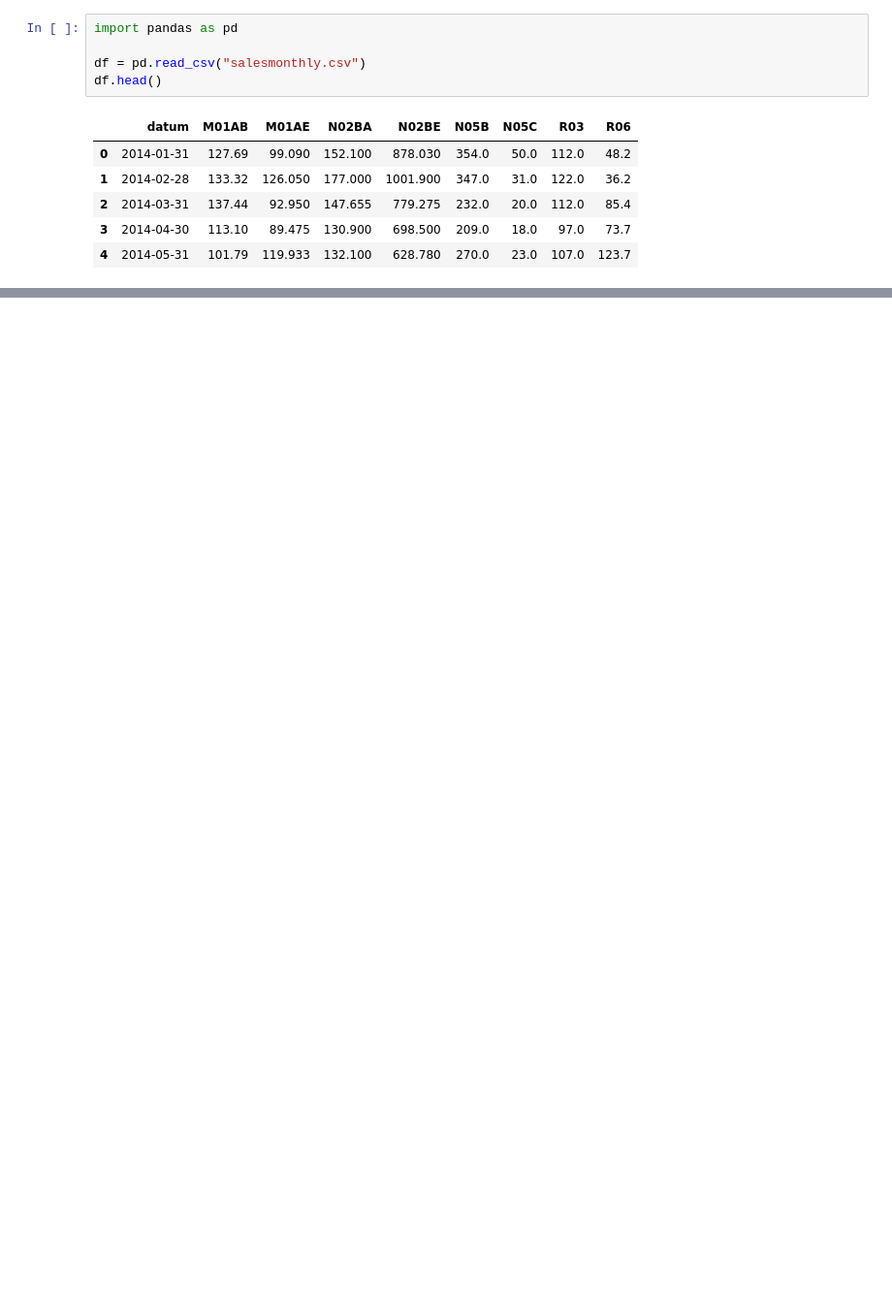
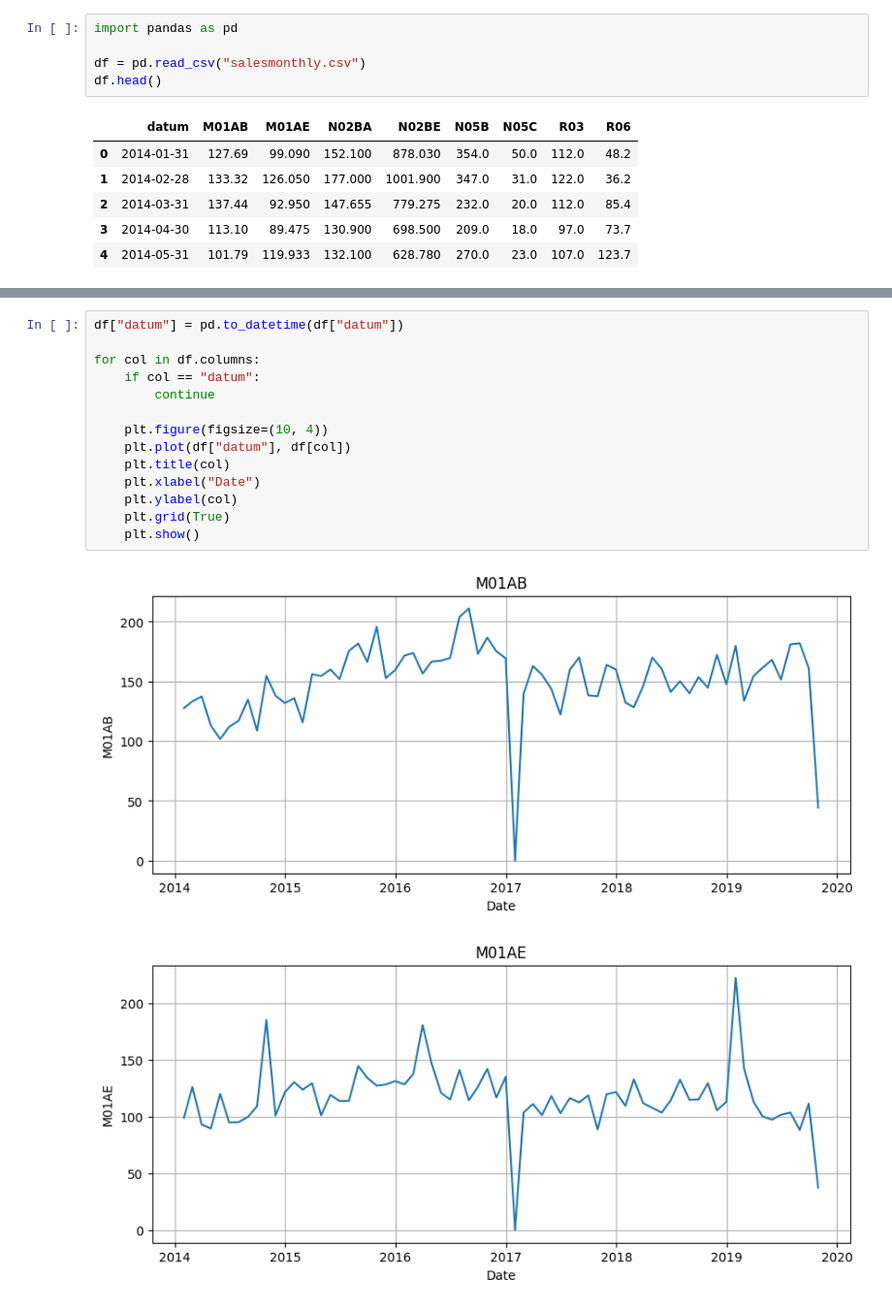
Before and after one commit to Moses141/Group-Delta-Project, a Jupyter notebook: inventory_predictor.ipynb, the cells around one changed output, grey strips where cells are left out. Shown at 97% size. Saved outputs shown, nothing was run; the diff lists cells and outputs as text; blank space fills up the shorter version.

```diff
--- a/inventory_predictor.ipynb
+++ b/inventory_predictor.ipynb
@@ -12,0 +61,17 @@ df.head()
+# %%
+df["datum"] = pd.to_datetime(df["datum"])
+
+for col in df.columns:
+    if col == "datum":
+        continue
+
+    plt.figure(figsize=(10, 4))
+    plt.plot(df["datum"], df[col])
+    plt.title(col)
+    plt.xlabel("Date")
+    plt.ylabel(col)
+    plt.grid(True)
+    plt.show()
+# %% [output]
+[figure, added]
+[figure, added]
```
Also changed, not shown: parts of 7 cells of this notebook.
